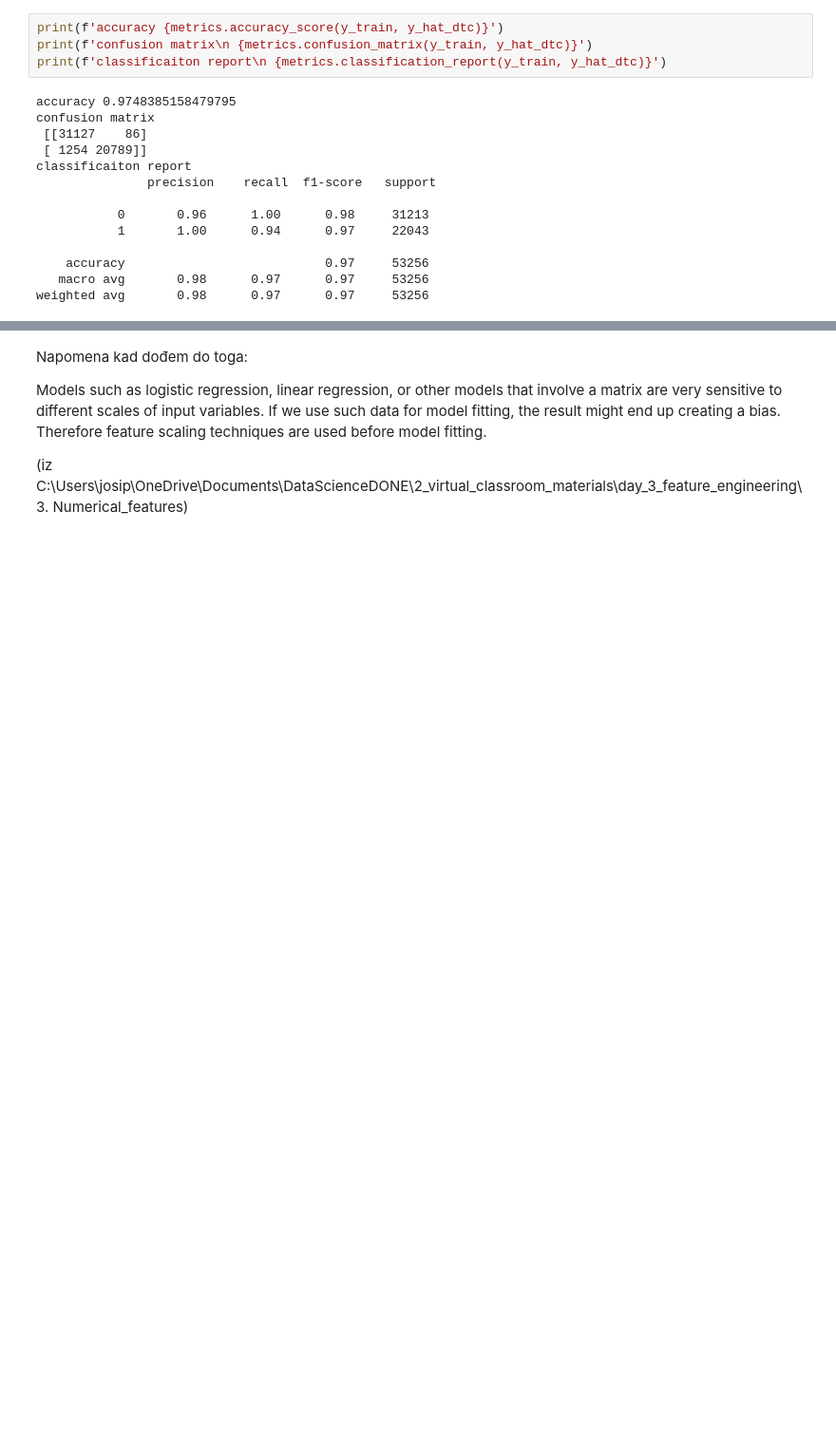
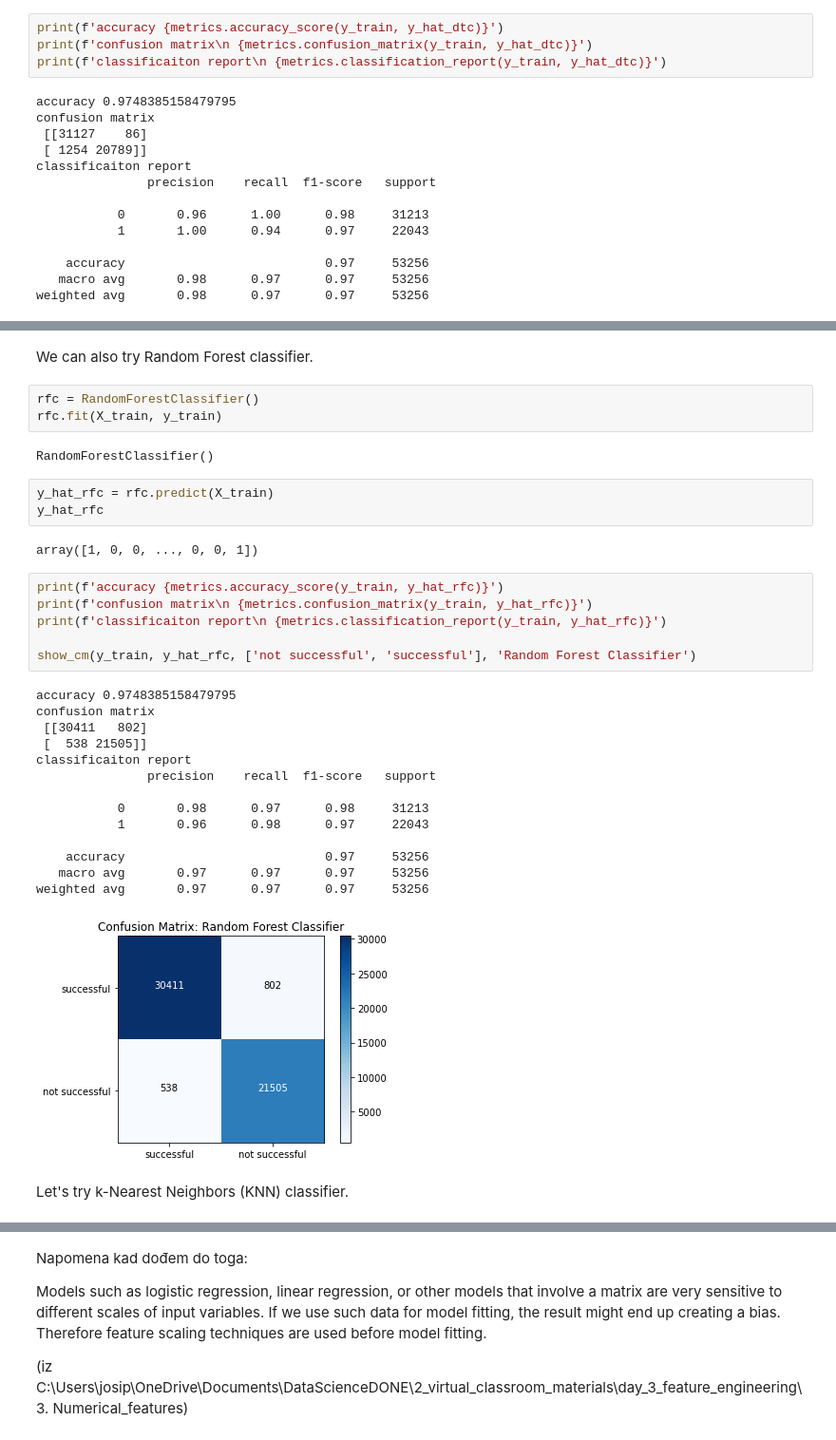
Before and after one commit to jvuger/StarbucksProject, a Jupyter notebook: Starbucks_Capstone_notebook.ipynb, the cells around one changed output, grey strips where cells are left out. Shown: that part at 95% size. Saved outputs shown, nothing was run; the diff lists cells and outputs as text; blank space fills up the shorter version.

```diff
--- a/Starbucks_Capstone_notebook.ipynb
+++ b/Starbucks_Capstone_notebook.ipynb
@@ -1405,2 +1415,37 @@ show_cm(y_train, y_hat_dtc, ['successful', 'not successful'], 'Decision Tree Cla
 # %% [output]
 [figure]
+# %% [markdown]
+We can also try Random Forest classifier.
+# %%
+rfc = RandomForestClassifier()
+rfc.fit(X_train, y_train)
+# %% [output]
+RandomForestClassifier()
+# %%
+y_hat_rfc = rfc.predict(X_train)
+y_hat_rfc
+# %% [output]
+array([1, 0, 0, ..., 0, 0, 1])
+# %%
+print(f'accuracy {metrics.accuracy_score(y_train, y_hat_rfc)}')
+print(f'confusion matrix\n {metrics.confusion_matrix(y_train, y_hat_rfc)}')
+print(f'classificaiton report\n {metrics.classification_report(y_train, y_hat_rfc)}')
+
+show_cm(y_train, y_hat_rfc, ['not successful', 'successful'], 'Random Forest Classifier')
+# %% [output]
+accuracy 0.9748385158479795
+confusion matrix
+ [[30411   802]
+ [  538 21505]]
+classificaiton report
+               precision    recall  f1-score   support
+
+           0       0.98      0.97      0.98     31213
+           1       0.96      0.98      0.97     22043
+
+    accuracy                           0.97     53256
+   macro avg       0.97      0.97      0.97     53256
+weighted avg       0.97      0.97      0.97     53256
+[figure, added]
+# %% [markdown]
+Let's try k-Nearest Neighbors (KNN) classifier.
```
Also changed, not shown: parts of 22 cells of this notebook.
